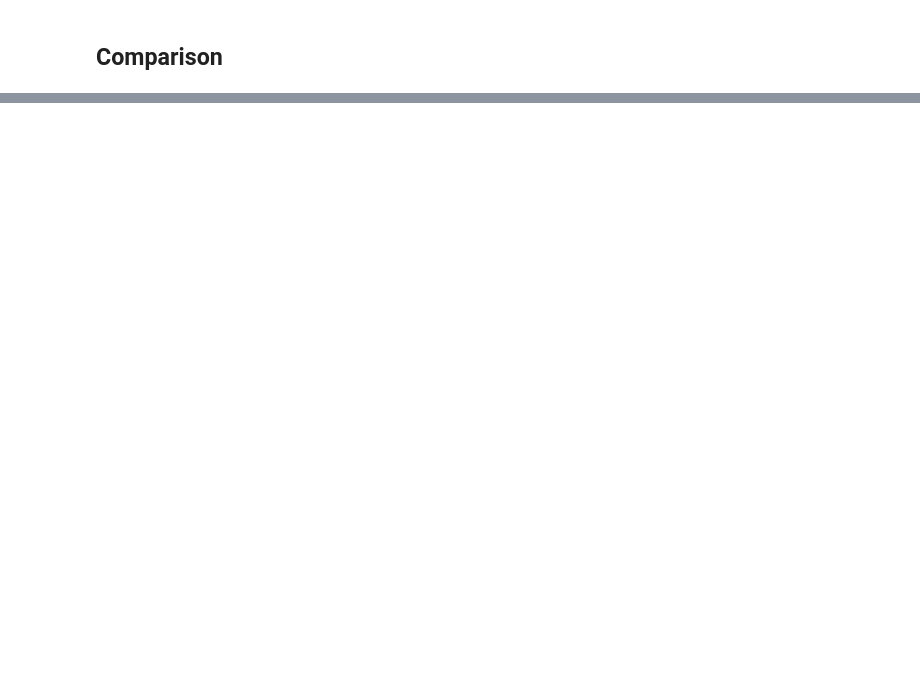
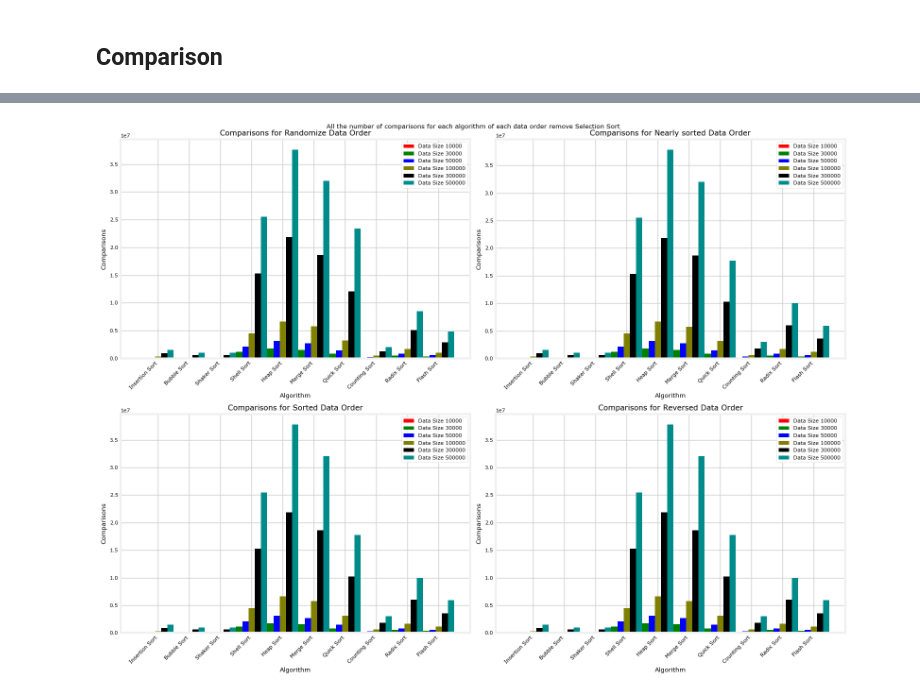
Before and after one commit to magnusdtd/sort-project, a Jupyter notebook: Chart_sort.ipynb, the cells around one changed output, grey strips where cells are left out. Cells and saved outputs as stored; diff of their text form; code cells hidden in the pictures; blank space fills up the shorter version.

```diff
--- a/Chart_sort.ipynb
+++ b/Chart_sort.ipynb
@@ -236,0 +221,14 @@ plot_comparison("Reversed", data_sizes, filtered_algorithms, colors, "Reversed c
+# %%
+algo_group_1 = ["insertion-sort", "bubble-sort", "shaker-sort"]
+algo_group_2 = ["shell-sort", "heap-sort", "merge-sort", "quick-sort"]
+algo_group_3 = ["counting-sort", "radix-sort", "flash-sort"]
+# %%
+plot_comparison_for_all_algorithms(
+    data_orders,
+    data_sizes,
+    algo_group_1 + algo_group_2 + algo_group_3,
+    colors,
+    "All the number of comparisons for each algorithm of each data order remove Selection Sort"
+)
+# %% [output]
+[figure, added]
```
Also changed, not shown: parts of 35 cells of this notebook, 1 other file.
